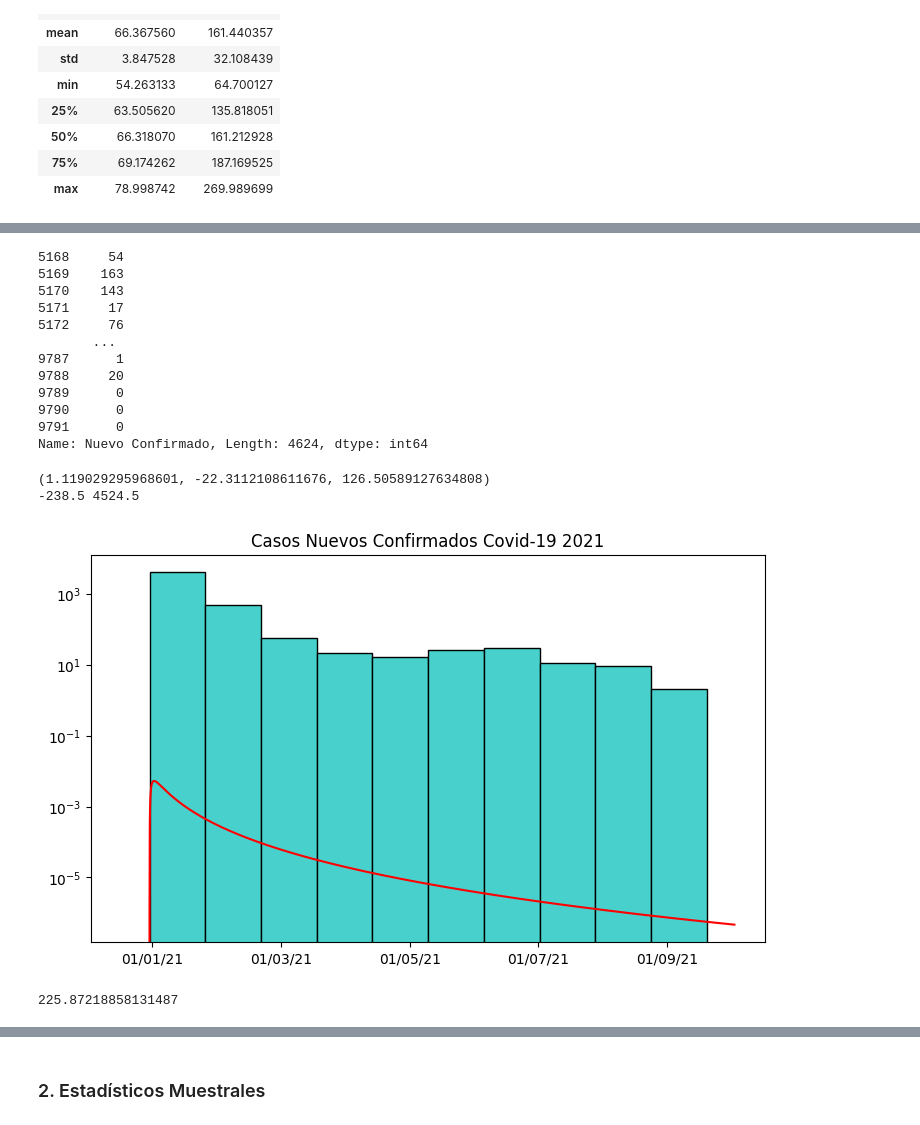
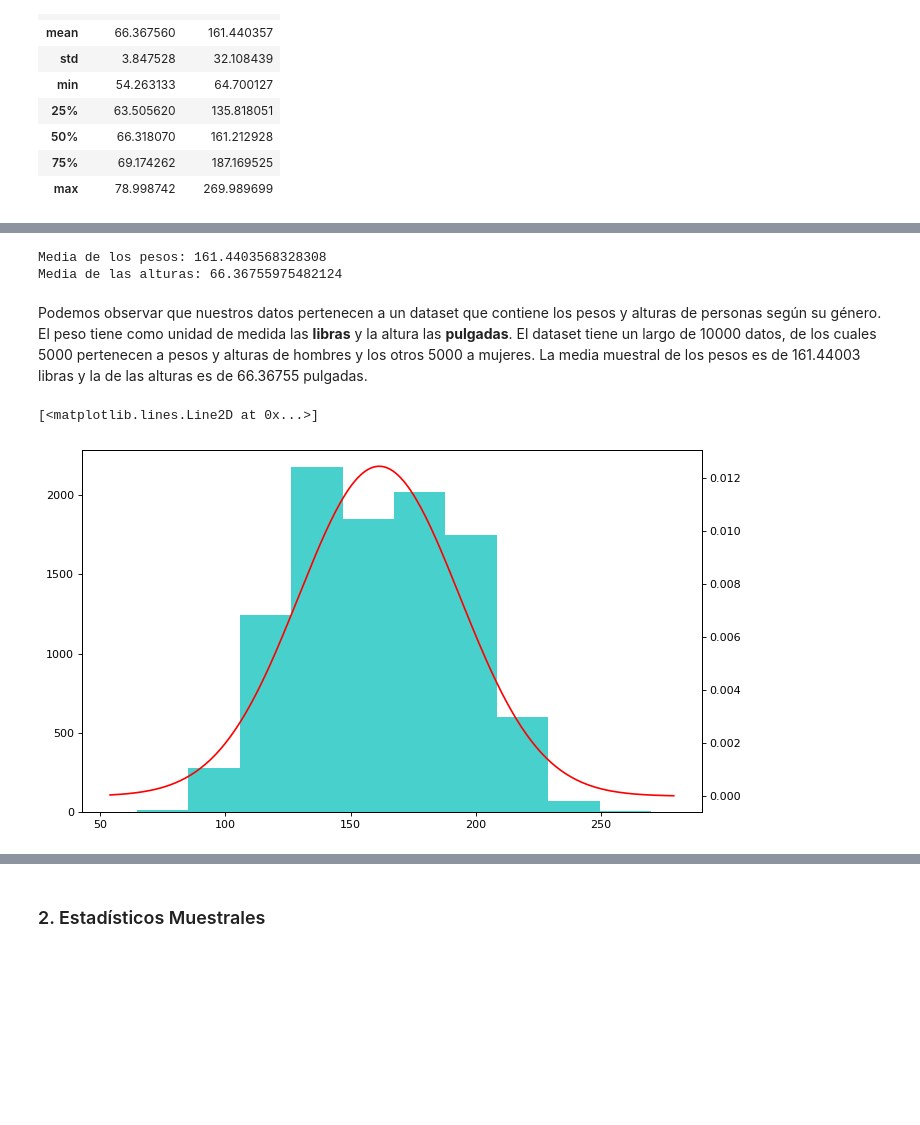
Before and after one commit to dmoram/Laboratorios_Simulacion, a Jupyter notebook: Proyecto/ProyectoUnidad1.ipynb, the cells around one changed output, grey strips where cells are left out. Drawn from its saved outputs; the diff is of its cells as text; code cells hidden in the pictures; blank space fills up the shorter version.

Commit message:
Avance 1 y 3 en nuevo dataset

```diff
--- a/Proyecto/ProyectoUnidad1.ipynb
+++ b/Proyecto/ProyectoUnidad1.ipynb
@@ -476,47 +449,28 @@ Podemos observar que nuestros datos son actualizados de forma autónoma almacena
+# %%
+print("Media de los pesos: {}".format(stats.mean(data.Weight)))
+print("Media de las alturas: {}".format(stats.mean(data.Height)))
+# %% [output]
+Media de los pesos: 161.4403568328308
+Media de las alturas: 66.36755975482124
+# %% [markdown]
+Podemos observar que nuestros datos pertenecen a un dataset que contiene los pesos y alturas de personas según su género. El peso tiene como unidad de medida las **libras** y la altura las **pulgadas**. El dataset tiene un largo de 10000 datos, de los cuales 5000 pertenecen a pesos y alturas de hombres y los otros 5000 a mujeres. La media muestral de los pesos es de 161.44003 libras y la de las alturas es de 66.36755 pulgadas.
 # %%
-#Distribución empírica
+fig, axs = plt.subplots(figsize=(10, 6), dpi=80)
 
-fig, axs = plt.subplots(1,1, figsize=(8,5))
-fig.tight_layout(pad=3.0)
-axs.set_yscale('log')
-axs.hist(data['Nuevo Confirmado'], color = 'mediumturquoise', edgecolor = 'black')
-axs.set_title('Casos Nuevos Confirmados Covid-19 2021')
+axs.hist(data['Weight'], color = 'mediumturquoise')
 
-axs.set_xticks([1000*i for i in range(5)])
-axs.set_xticklabels(['01/01/21', '01/03/21', '01/05/21','01/07/21','01/09/21'])
+args = scipy.stats.norm.fit(data['Weight'])
 
-display(data['Nuevo Confirmado'])
+ax1 = axs.twinx()
 
-args = scipy.stats.lognorm.fit(data['Nuevo Confirmado'])
+xmin, xmax = plt.xlim()
+vec = list(range(round(xmin), round(xmax)))
 
-print(args)
+vec_norm = []
+for i in vec:
+    vec_norm.append(scipy.stats.norm.pdf(x=i, loc=args[0], scale=args[1]))
 
-# Plot the PDF.
-xmin, xmax = plt.xlim()
-print(xmin, xmax)
-vec = list(range(round(xmin), round(xmax)))
-s=.954
-vec_lognorm = []
-for i in vec:
-    vec_lognorm.append(scipy.stats.lognorm.pdf(x=i, s=args[0], loc=args[1], scale=args[2]))
-
-
-axs.plot(vec , vec_lognorm, color='red')
-
-plt.draw()
+ax1.plot(vec,vec_norm,color='red')
 # %% [output]
-5168     54
-5169    163
-5170    143
-5171     17
-5172     76
-       ...
-9787      1
-9788     20
-9789      0
-9790      0
-9791      0
-Name: Nuevo Confirmado, Length: 4624, dtype: int64
+[<matplotlib.lines.Line2D at 0x...>]
-(1.119029295968601, -22.3112108611676, 126.50589127634808)
--238.5 4524.5
-[figure, old version]
+[figure, new version]
@@ -526,4 +476,0 @@ lamb = sum(data2)/len(data2)
-# %%
-lamb
-# %% [output]
-225.87218858131487
```
Also changed, not shown: parts of 19 cells of this notebook, 1 other file.
